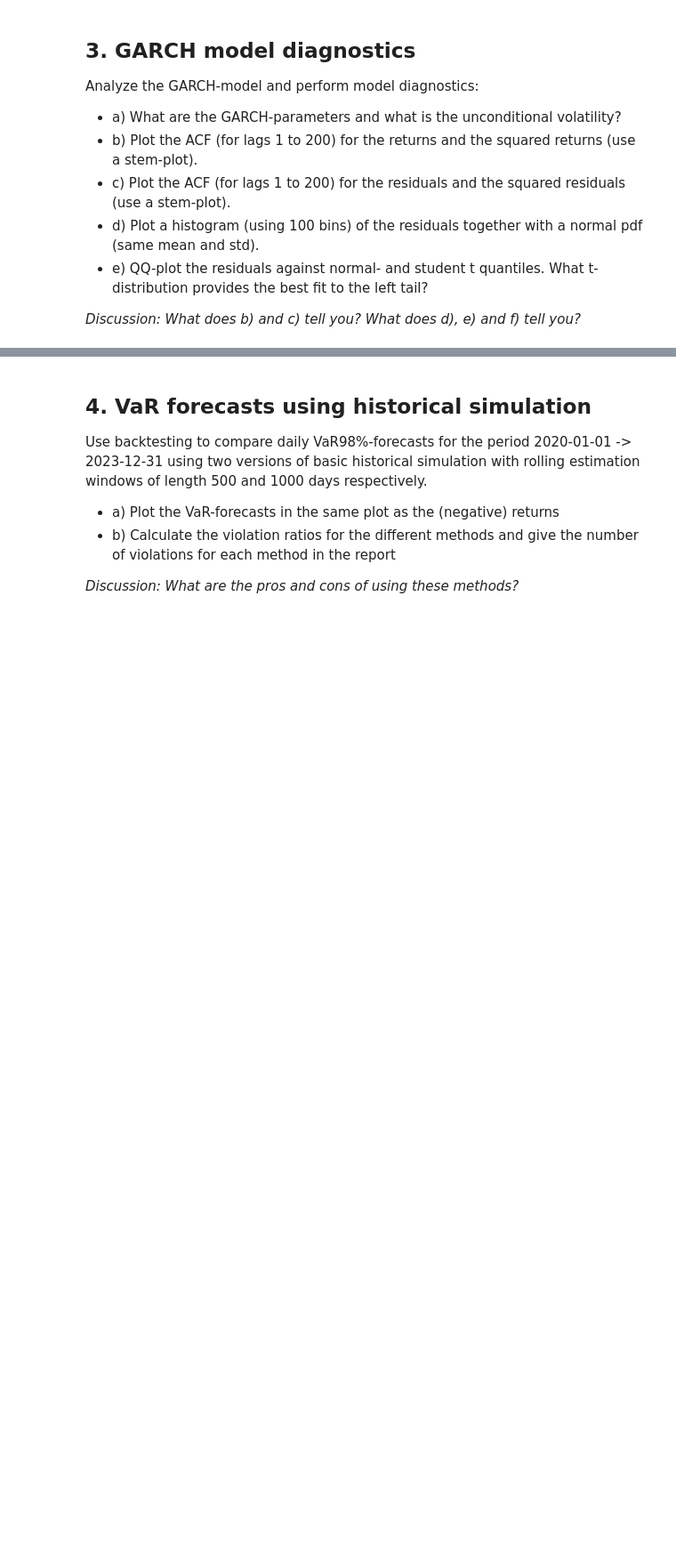
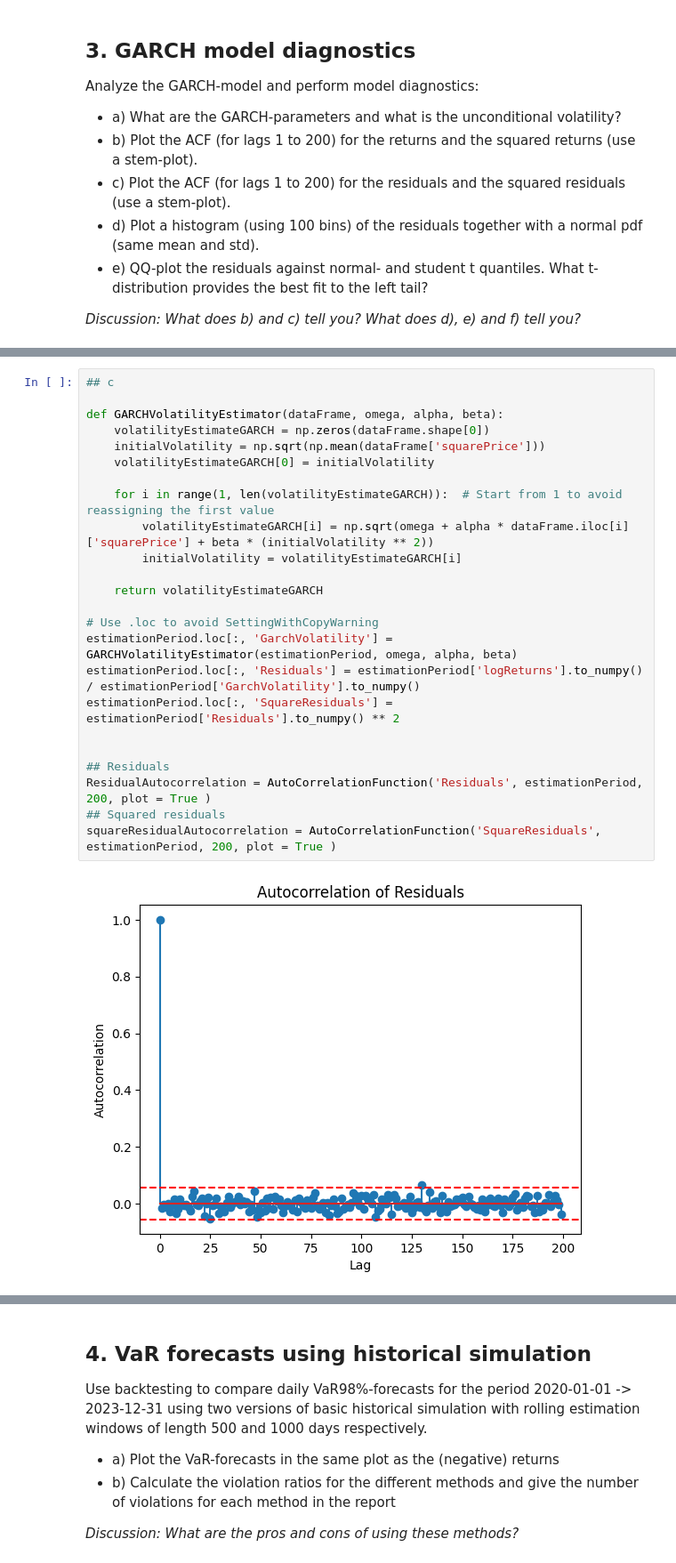
Before and after one commit to JohanHerbert/Lab1_ERM, a Jupyter notebook: Lab1_notebook.ipynb, the cells around one changed output, grey strips where cells are left out. Shown at 89% size. Cells and saved outputs as stored; diff of their text form; blank space fills up the shorter version.

```diff
--- a/Lab1_notebook.ipynb
+++ b/Lab1_notebook.ipynb
@@ -232,0 +335,26 @@ to the left tail?
+# %%
+## c
+
+def GARCHVolatilityEstimator(dataFrame, omega, alpha, beta):
+    volatilityEstimateGARCH = np.zeros(dataFrame.shape[0])
+    initialVolatility = np.sqrt(np.mean(dataFrame['squarePrice']))
+    volatilityEstimateGARCH[0] = initialVolatility
+
+    for i in range(1, len(volatilityEstimateGARCH)):  # Start from 1 to avoid reassigning the first value
+        volatilityEstimateGARCH[i] = np.sqrt(omega + alpha * dataFrame.iloc[i]['squarePrice'] + beta * (initialVolatility ** 2))
+        initialVolatility = volatilityEstimateGARCH[i]
+
+    return volatilityEstimateGARCH
+
+# Use .loc to avoid SettingWithCopyWarning
+estimationPeriod.loc[:, 'GarchVolatility'] = GARCHVolatilityEstimator(estimationPeriod, omega, alpha, beta)
+estimationPeriod.loc[:, 'Residuals'] = estimationPeriod['logReturns'].to_numpy() / estimationPeriod['GarchVolatility'].to_numpy()
+estimationPeriod.loc[:, 'SquareResiduals'] = estimationPeriod['Residuals'].to_numpy() ** 2
+
+
+## Residuals
+ResidualAutocorrelation = AutoCorrelationFunction('Residuals', estimationPeriod, 200, plot = True )
+## Squared residuals
+squareResidualAutocorrelation = AutoCorrelationFunction('SquareResiduals', estimationPeriod, 200, plot = True )
+# %% [output]
+[figure, added]
```
Also changed, not shown: parts of 12 cells of this notebook.
